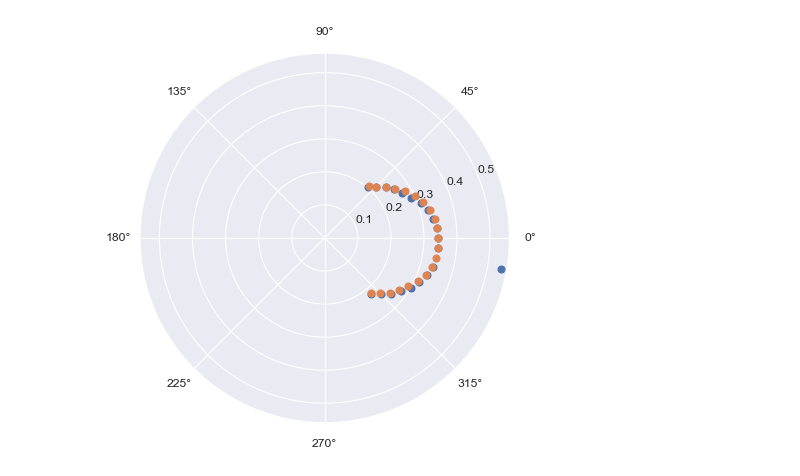
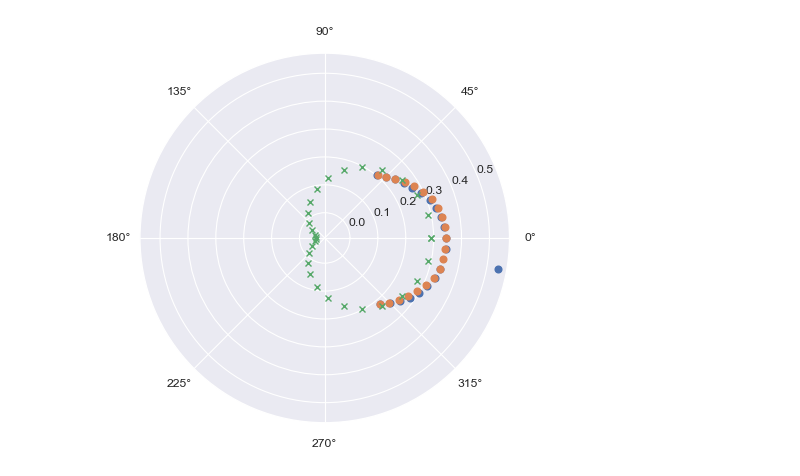
Before and after one commit to KemalOenen/Grundpraktikum2_Gruppe1_SS23, a Jupyter notebook: Versuch10/SchwarzerStrahler.ipynb, the cells around one changed output. Drawn from its saved outputs; the diff is of its cells as text; code cells hidden in the pictures.

Commit message:
Tried to plot the theoretical prediction

```diff
--- a/Versuch10/SchwarzerStrahler.ipynb
+++ b/Versuch10/SchwarzerStrahler.ipynb
@@ -12,12 +12,15 @@ sns.set_context("paper")
 # %%
 plt.axes(projection='polar')
 
 df=pd.read_csv("LambertschesGesetz.csv")
 rads = df["Winkel"]*2*np.pi/360
 
-plt.polar(rads, df["Spannung 1"],'o')
+plt.polar(rads, df["Spannung 1"], "o")
 plt.polar(rads, df["Spannung 2"], "o")
+sigma=5.6704E-8 #W/m^4/K^2
+T=360+273.15
 
+plt.polar(np.linspace(0, 2*np.pi, 30), 0.115+np.ones(30)*sigma*T**4/4/0.115**2*0.032**2/1000*np.cos(np.linspace(0, 2*np.pi, 30)), "x")
 plt.show()
 # %% [output]
-[figure, old version]
+[figure, new version]
```
